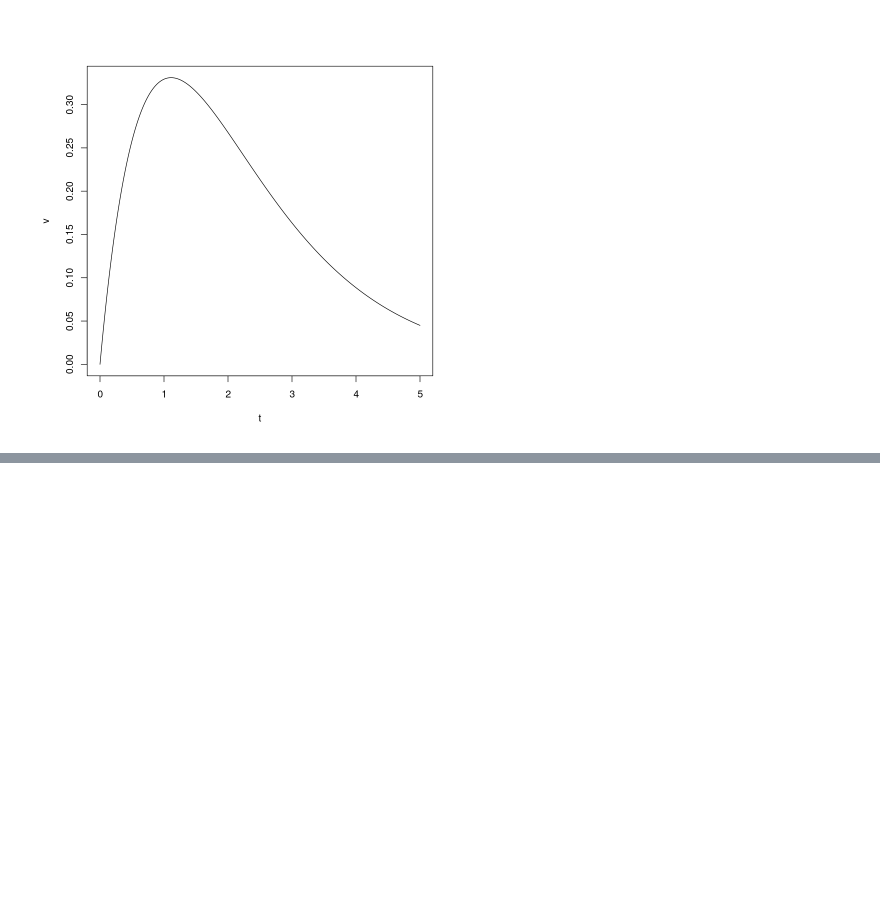
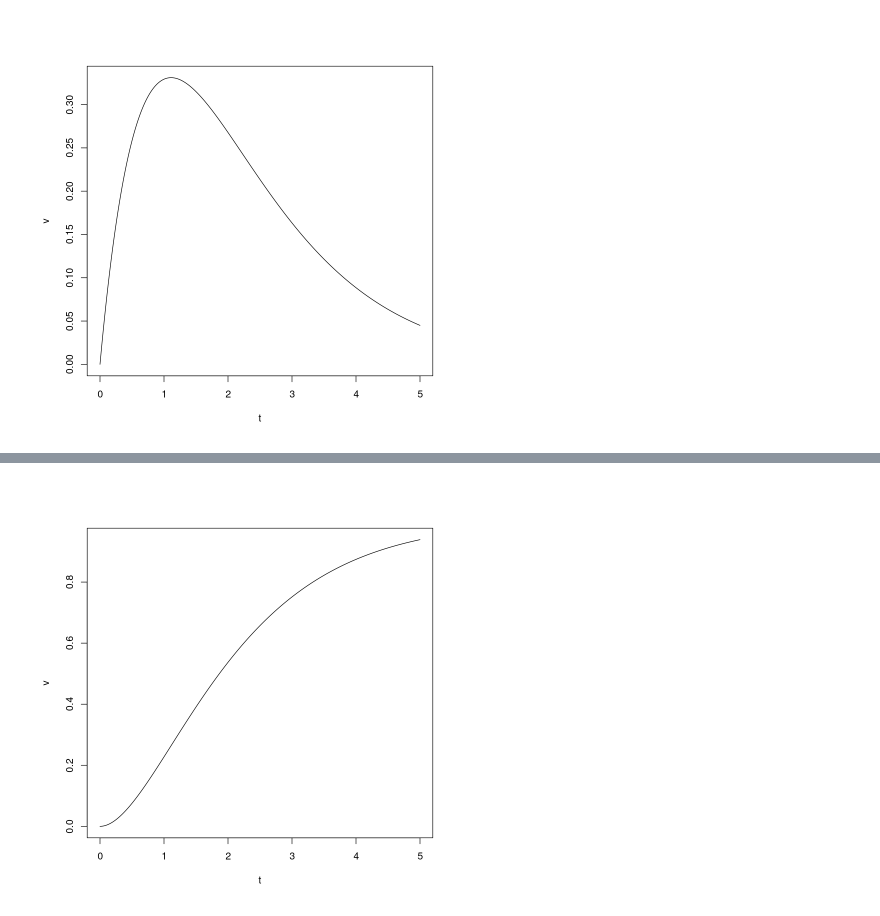
Before and after one commit to virgilpierce/MATH_550, a Jupyter notebook: 06-Gamma_and_beta.ipynb, the cells around one changed output, grey strips where cells are left out. Saved outputs shown, nothing was run; the diff lists cells and outputs as text; code cells hidden in the pictures; blank space fills up the shorter version.

Commit message:
Beta Distribution and Gamma Distribution Expected Values

```diff
--- a/06-Gamma_and_beta.ipynb
+++ b/06-Gamma_and_beta.ipynb
@@ -151,0 +154,9 @@ $$ \Gamma(\alpha) = (\alpha - 1)! $$
+# %%
+# Note that 1/\beta is the rate from above; in this case then $\beta$ is called the scale
+
+n <- 100
+beta <- 1/0.9
+alpha <- 2
+t <- c(0:(n*5))/n
+v <- dgamma(t, scale = beta, shape = alpha)
+plot(t, v, type='l')
@@ -151,0 +165,5 @@ $$ \Gamma(\alpha) = (\alpha - 1)! $$
+# %%
+v <- pgamma(t, scale = beta, shape=alpha)
+plot(t, v, type='l')
+# %% [output]
+[figure, added]
```
Also changed, not shown: parts of 7 cells of this notebook, 14 other files.
